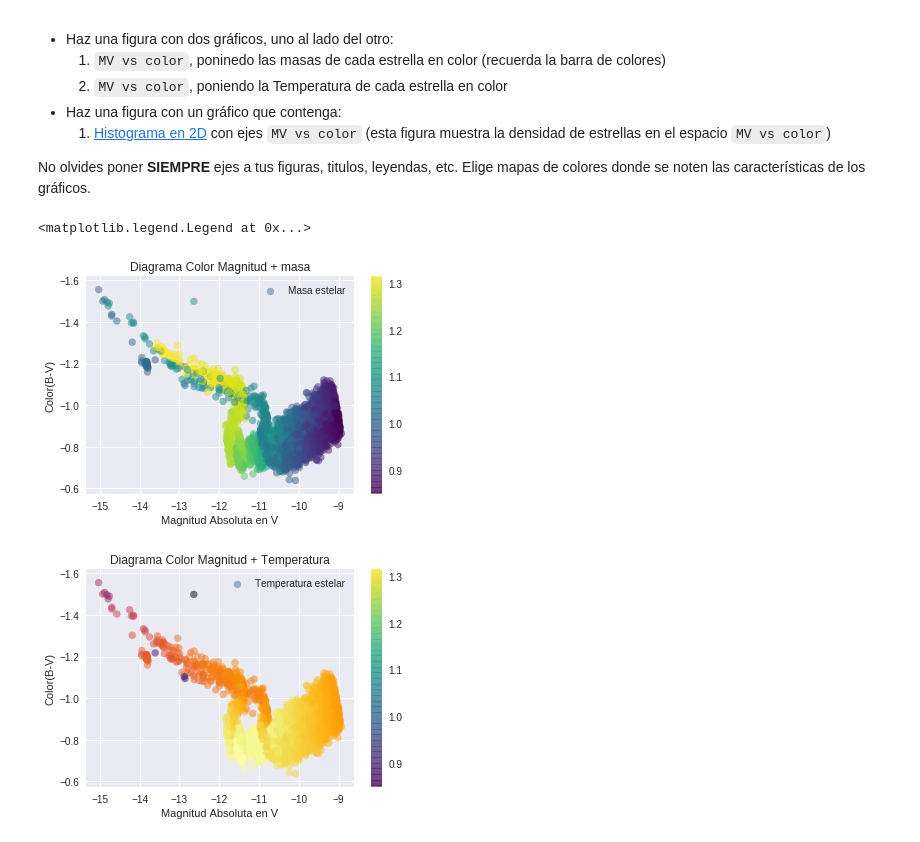
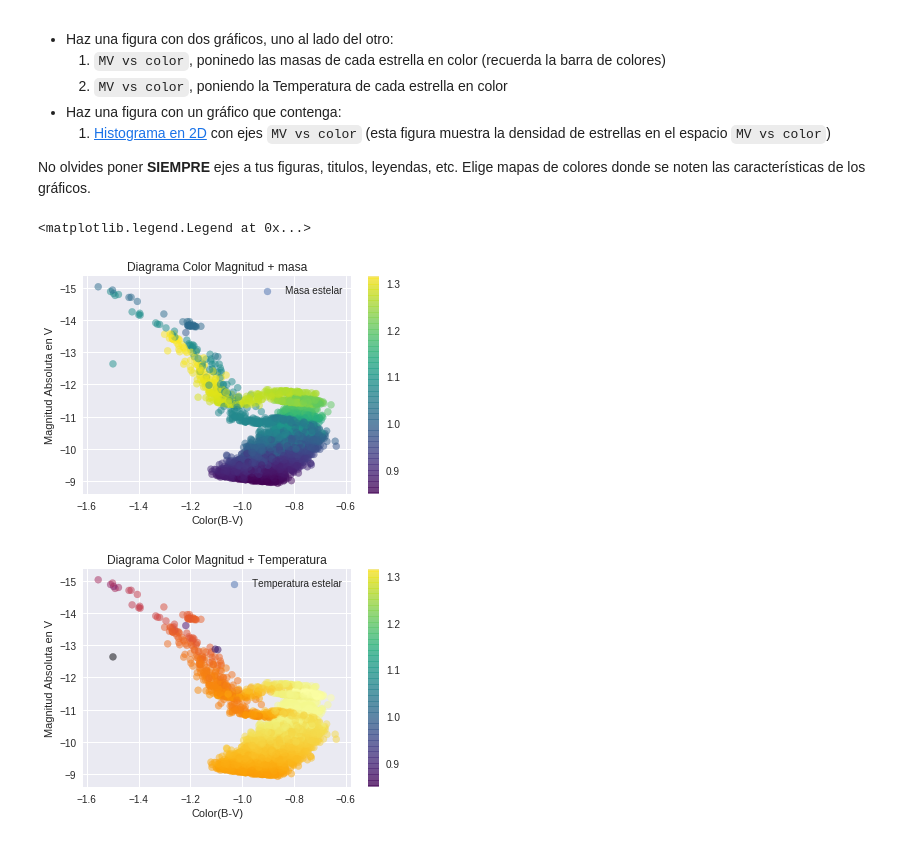
Before and after one commit to nvcaceres/Clase2, a Jupyter notebook: Copia_de_minitarea2.ipynb, the cells around one changed output. Cells and saved outputs as stored; diff of their text form; code cells hidden in the pictures.

```diff
--- a/Copia_de_minitarea2.ipynb
+++ b/Copia_de_minitarea2.ipynb
@@ -180,33 +180,33 @@ No olvides poner **SIEMPRE** ejes a tus figuras, titulos, leyendas, etc. Elige m
 # %%
 # plot cmd + masa / smd + temp
 
 #ponerle colorsh
 
 fig, ax = plt.subplots(figsize = (6,4))
 
-cb = ax.scatter(MV, color, label = 'Masa estelar', c = Mass, alpha = 0.5,cmap='viridis')
+cb = ax.scatter(color,MV, label = 'Masa estelar', c = Mass, alpha = 0.5,cmap='viridis')
 
 fig.colorbar(cb)
 ax.invert_yaxis()
-ax.set_xlabel('Magnitud Absoluta en V')
-ax.set_ylabel('Color(B-V)')
+ax.set_ylabel('Magnitud Absoluta en V')
+ax.set_xlabel('Color(B-V)')
 ax.set_title('Diagrama Color Magnitud + masa')
 ax.legend()
 
 fig, ax = plt.subplots(figsize = (6,4))
 
-cb2 = ax.scatter(MV, color, label = 'Temperatura estelar', c =logTe , alpha = 0.5,cmap='inferno')
+cb2 = ax.scatter(color,MV, label = 'Temperatura estelar', c =logTe , alpha = 0.5,cmap='inferno')
 
 fig.colorbar(cb)
 ax.invert_yaxis()
-ax.set_xlabel('Magnitud Absoluta en V')
-ax.set_ylabel('Color(B-V)')
+ax.set_ylabel('Magnitud Absoluta en V')
+ax.set_xlabel('Color(B-V)')
 ax.set_title('Diagrama Color Magnitud + Temperatura')
 ax.legend()
 # %% [output]
 <matplotlib.legend.Legend at 0x...>
-[figure, old version]
+[figure, new version]
-[figure, old version]
+[figure, new version]
 # %%
 # plot cmd hist2D
 
```
Also changed, not shown: parts of 2 cells of this notebook.
